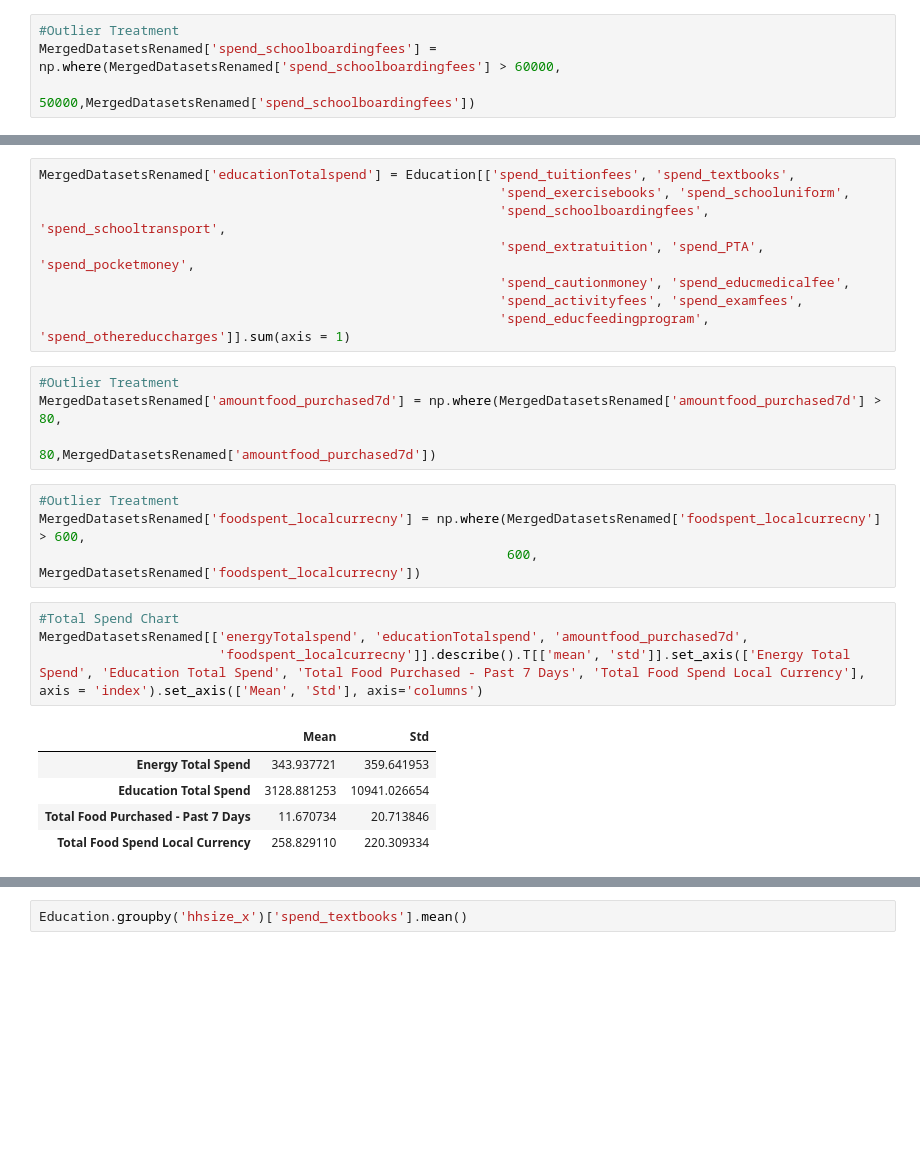
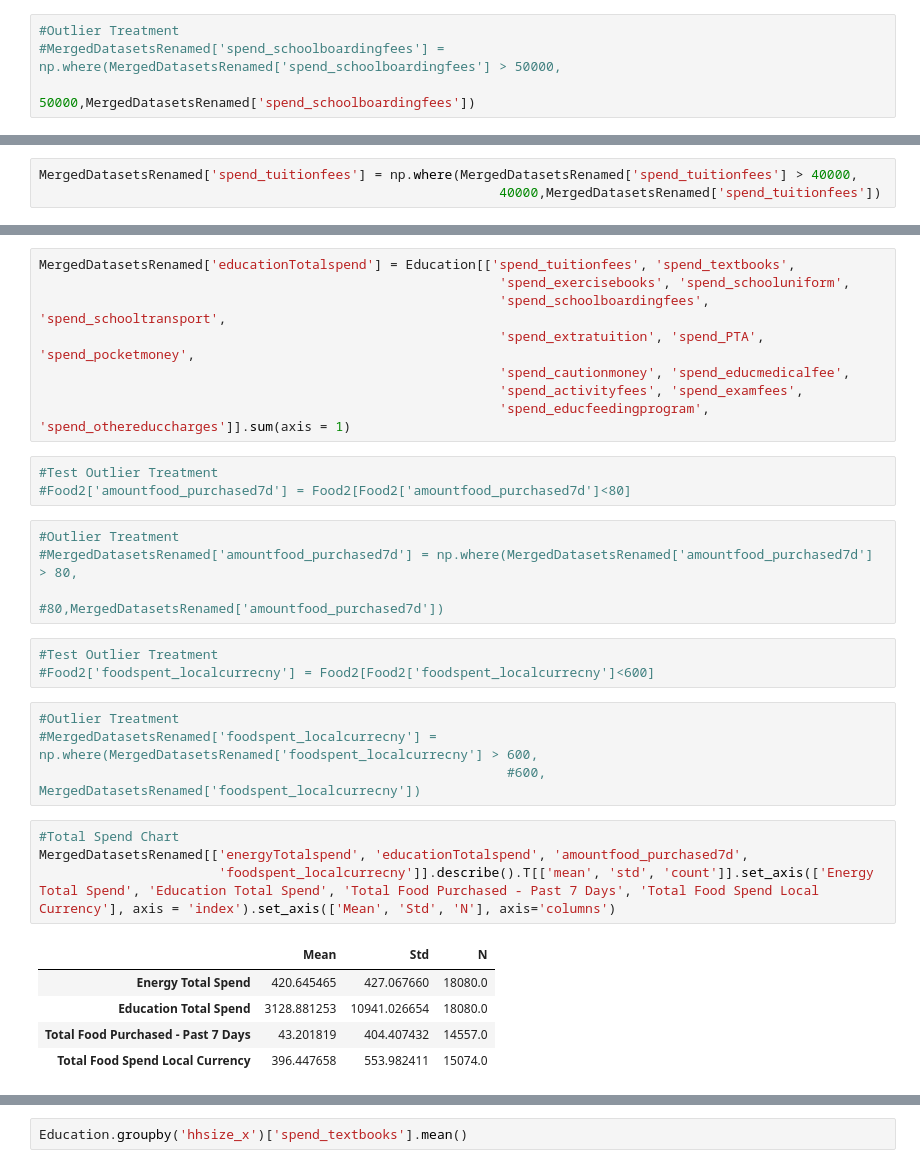
Before and after one commit to Colleen-ODonnell/KenyaPovertyTargetingModel, a Jupyter notebook: 2progs/DescriptiveStatistics.ipynb, the cells around one changed output, grey strips where cells are left out. Drawn from its saved outputs; the diff is of its cells as text; blank space fills up the shorter version.

Commit message:
dummying out/technical tables

```diff
--- a/2progs/DescriptiveStatistics.ipynb
+++ b/2progs/DescriptiveStatistics.ipynb
@@ -59,4 +98,4 @@ MergedDatasetsRenamed['energyTotalspend'] = Energy[['totalcost_purchasedfirewood
 # %%
 #Outlier Treatment
-MergedDatasetsRenamed['spend_schoolboardingfees'] = np.where(MergedDatasetsRenamed['spend_schoolboardingfees'] > 60000,
+#MergedDatasetsRenamed['spend_schoolboardingfees'] = np.where(MergedDatasetsRenamed['spend_schoolboardingfees'] > 50000,
                                                            50000,MergedDatasetsRenamed['spend_schoolboardingfees'])
@@ -64,6 +105,9 @@ MergedDatasetsRenamed['spend_schoolboardingfees'] = np.where(MergedDatasetsRenam
 #Outlier Treatment
 MergedDatasetsRenamed['spend_schooltransport'] = np.where(MergedDatasetsRenamed['spend_schoolboardingfees'] > 50000,
                                                            50000,MergedDatasetsRenamed['spend_schoolboardingfees'])
+# %%
+MergedDatasetsRenamed['spend_tuitionfees'] = np.where(MergedDatasetsRenamed['spend_tuitionfees'] > 40000,
+                                                           40000,MergedDatasetsRenamed['spend_tuitionfees'])
 # %%
 #Outlier Treatment
 MergedDatasetsRenamed['spend_educfeedingprogram'] = np.where(MergedDatasetsRenamed['spend_educfeedingprogram'] > 20000,
@@ -76,21 +125,27 @@ MergedDatasetsRenamed['educationTotalspend'] = Education[['spend_tuitionfees', '
                                                            'spend_cautionmoney', 'spend_educmedicalfee',
                                                            'spend_activityfees', 'spend_examfees',
                                                            'spend_educfeedingprogram', 'spend_othereduccharges']].sum(axis = 1)
+# %%
+#Test Outlier Treatment
+#Food2['amountfood_purchased7d'] = Food2[Food2['amountfood_purchased7d']<80]
 # %%
 #Outlier Treatment
-MergedDatasetsRenamed['amountfood_purchased7d'] = np.where(MergedDatasetsRenamed['amountfood_purchased7d'] > 80,
-                                                           80,MergedDatasetsRenamed['amountfood_purchased7d'])
+#MergedDatasetsRenamed['amountfood_purchased7d'] = np.where(MergedDatasetsRenamed['amountfood_purchased7d'] > 80,
+                                                           #80,MergedDatasetsRenamed['amountfood_purchased7d'])
+# %%
+#Test Outlier Treatment
+#Food2['foodspent_localcurrecny'] = Food2[Food2['foodspent_localcurrecny']<600]
 # %%
 #Outlier Treatment
-MergedDatasetsRenamed['foodspent_localcurrecny'] = np.where(MergedDatasetsRenamed['foodspent_localcurrecny'] > 600,
-                                                            600, MergedDatasetsRenamed['foodspent_localcurrecny'])
+#MergedDatasetsRenamed['foodspent_localcurrecny'] = np.where(MergedDatasetsRenamed['foodspent_localcurrecny'] > 600,
+                                                            #600, MergedDatasetsRenamed['foodspent_localcurrecny'])
 # %%
 #Total Spend Chart
 MergedDatasetsRenamed[['energyTotalspend', 'educationTotalspend', 'amountfood_purchased7d',
-                       'foodspent_localcurrecny']].describe().T[['mean', 'std']].set_axis(['Energy Total Spend', 'Education Total Spend', 'Total Food Purchased - Past 7 Days', 'Total Food Spend Local Currency'], axis = 'index').set_axis(['Mean', 'Std'], axis='columns')
+                       'foodspent_localcurrecny']].describe().T[['mean', 'std', 'count']].set_axis(['Energy Total Spend', 'Education Total Spend', 'Total Food Purchased - Past 7 Days', 'Total Food Spend Local Currency'], axis = 'index').set_axis(['Mean', 'Std', 'N'], axis='columns')
 # %% [output]
-|  | Mean | Std |
-| Energy Total Spend | 343.937721 | 359.641953 |
-| Education Total Spend | 3128.881253 | 10941.026654 |
-| Total Food Purchased - Past 7 Days | 11.670734 | 20.713846 |
-| Total Food Spend Local Currency | 258.829110 | 220.309334 |
+|  | Mean | Std | N |
+| Energy Total Spend | 420.645465 | 427.067660 | 18080.0 |
+| Education Total Spend | 3128.881253 | 10941.026654 | 18080.0 |
+| Total Food Purchased - Past 7 Days | 43.201819 | 404.407432 | 14557.0 |
+| Total Food Spend Local Currency | 396.447658 | 553.982411 | 15074.0 |
```
Also changed, not shown: parts of 18 cells of this notebook, 11 other files.
